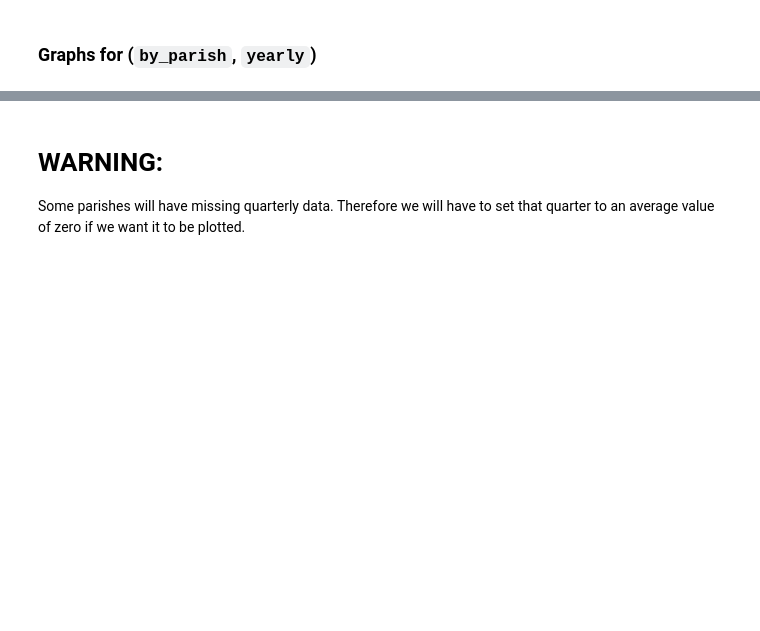
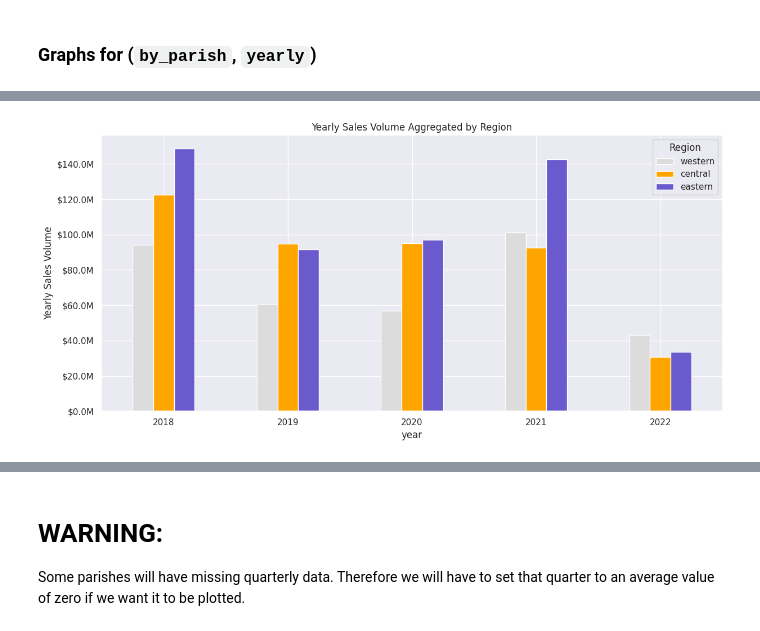
Before and after one commit to bermuda-automation/kw-data-reports, a Jupyter notebook: reports_data_and_graphs.ipynb, the cells around one changed output, grey strips where cells are left out. Cells and saved outputs as stored; diff of their text form; code cells hidden in the pictures; blank space fills up the shorter version.

```diff
--- a/reports_data_and_graphs.ipynb
+++ b/reports_data_and_graphs.ipynb
@@ -521,0 +593,8 @@ bar_graph_by_parish_and_period(df, "year")
+# %%
+western = ['Sandys', 'Southampton', 'Warwick']
+central = ['Paget', 'City of Hamilton', 'Pembroke']
+eastern = ['Devonshire', 'Smiths', 'Hamilton',"St. George's","Town of St. George"]
+
+parish_region_dictionary = {v:'western' for v in western}
+parish_region_dictionary.update({v:'central' for v in central})
+parish_region_dictionary.update({v:'eastern' for v in eastern})
@@ -521,0 +616,8 @@ bar_graph_by_parish_and_period(df, "year")
+# %%
+df["region"] = df.parish.apply(lambda x: parish_region_dictionary[x])
+# %%
+p_by_re = df.groupby(['year','region']).agg({"price": "sum",}).reset_index()
+# Pivot the dataframe to get years as index, regions as columns and price as values
+pivot_df = p_by_re.pivot(index='year', columns='region', values='price')
+# Reorder the columns in the pivot dataframe to match the desired order
+pivot_df = pivot_df[['western', 'central', 'eastern']]
@@ -521,0 +634,27 @@ bar_graph_by_parish_and_period(df, "year")
+# %%
+# Function to format the y-axis ticks into millions
+def millions(x, pos):
+    return f'${x*1e-6:.1f}M'
+
+# Import the FuncFormatter to format the y-axis
+from matplotlib.ticker import FuncFormatter
+# %%
+# Plot the data
+bar_colours = ['gainsboro', # <- Western Parishes
+                 'orange', # <- Central Parishes
+                 'slateblue', # <- Eastern Parishes
+                  ]
+ax = pivot_df.plot(kind='bar', figsize=(12, 6), color=bar_colours)
+
+ax.set_ylabel('Yearly Sales Volume')
+ax.set_title('Yearly Sales Volume Aggregated by Region')
+
+
+
+plt.xticks(rotation=0)
+plt.tight_layout()
+plt.legend(title="Region")
+ax.yaxis.set_major_formatter(FuncFormatter(millions))
+plt.show()
+# %% [output]
+[figure, added]
```
Also changed, not shown: parts of 33 cells of this notebook, 3 other files.
